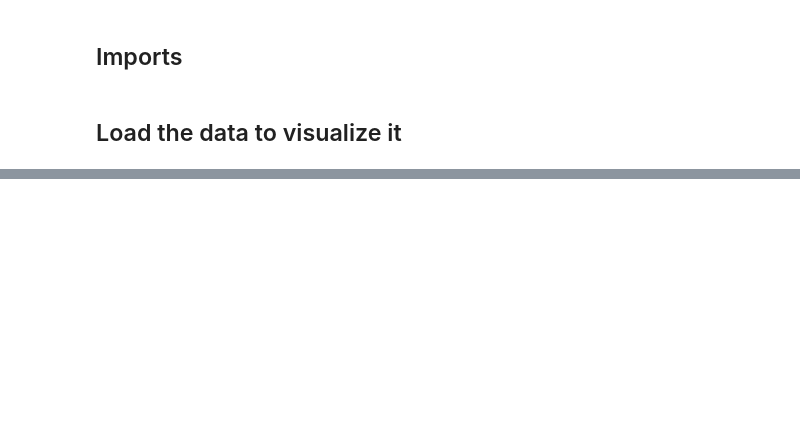
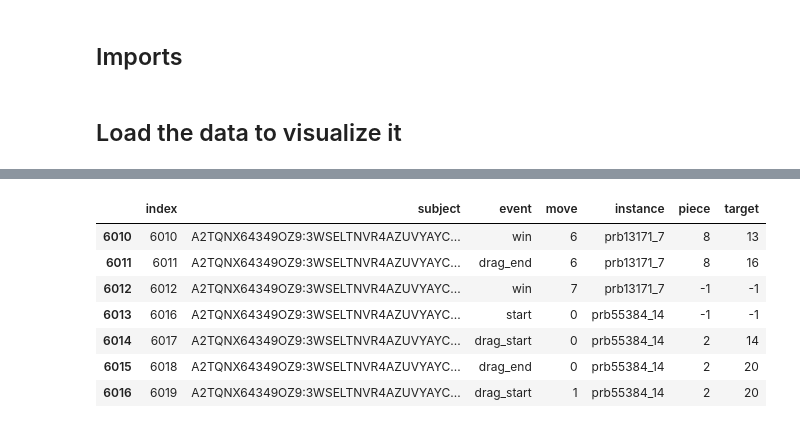
Before and after one commit to AlbertLiangca/ANDOR-Trees-replication, a Jupyter notebook: Models/participant_data.ipynb, the cells around one changed output, grey strips where cells are left out. Cells and saved outputs as stored; diff of their text form; code cells hidden in the pictures; blank space fills up the shorter version.

```diff
--- a/Models/participant_data.ipynb
+++ b/Models/participant_data.ipynb
@@ -76 +113,12 @@ s1_prb10206_7_processed.to_csv('../Data/my_processed_data/s1_prb10206_7_processe
+# %%
+all_data_matrix.reset_index().loc[6010:6016]
+# %% [output]
+|  | index | subject | event | move | instance | piece | target |
+| 6010 | 6010 | A2TQNX64349OZ9:3WSELTNVR4AZUVYAYC... | win | 6 | prb13171_7 | 8 | 13 |
+| 6011 | 6011 | A2TQNX64349OZ9:3WSELTNVR4AZUVYAYC... | drag_end | 6 | prb13171_7 | 8 | 16 |
+| 6012 | 6012 | A2TQNX64349OZ9:3WSELTNVR4AZUVYAYC... | win | 7 | prb13171_7 | -1 | -1 |
+| 6013 | 6016 | A2TQNX64349OZ9:3WSELTNVR4AZUVYAYC... | start | 0 | prb55384_14 | -1 | -1 |
+| 6014 | 6017 | A2TQNX64349OZ9:3WSELTNVR4AZUVYAYC... | drag_start | 0 | prb55384_14 | 2 | 14 |
+| 6015 | 6018 | A2TQNX64349OZ9:3WSELTNVR4AZUVYAYC... | drag_end | 0 | prb55384_14 | 2 | 20 |
+| 6016 | 6019 | A2TQNX64349OZ9:3WSELTNVR4AZUVYAYC... | drag_start | 1 | prb55384_14 | 2 | 20 |
 # %%
```
Also changed, not shown: parts of 11 cells of this notebook, 6 other files.
